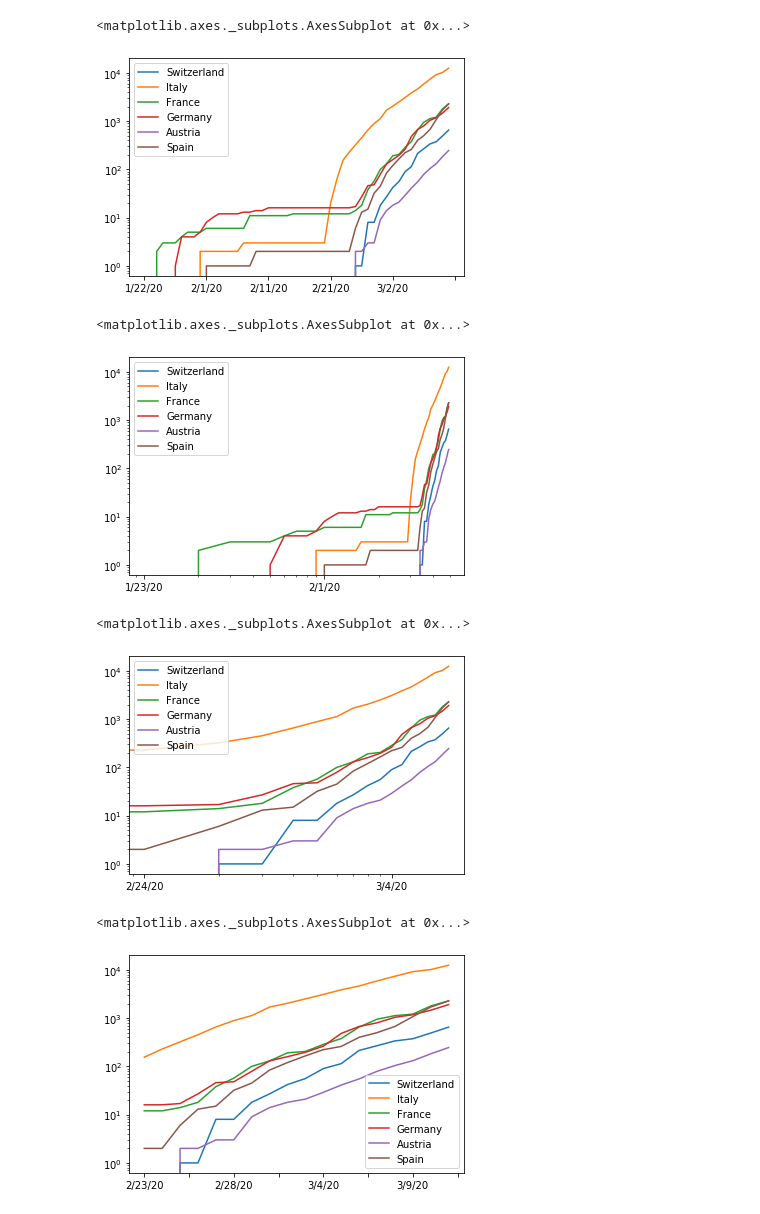
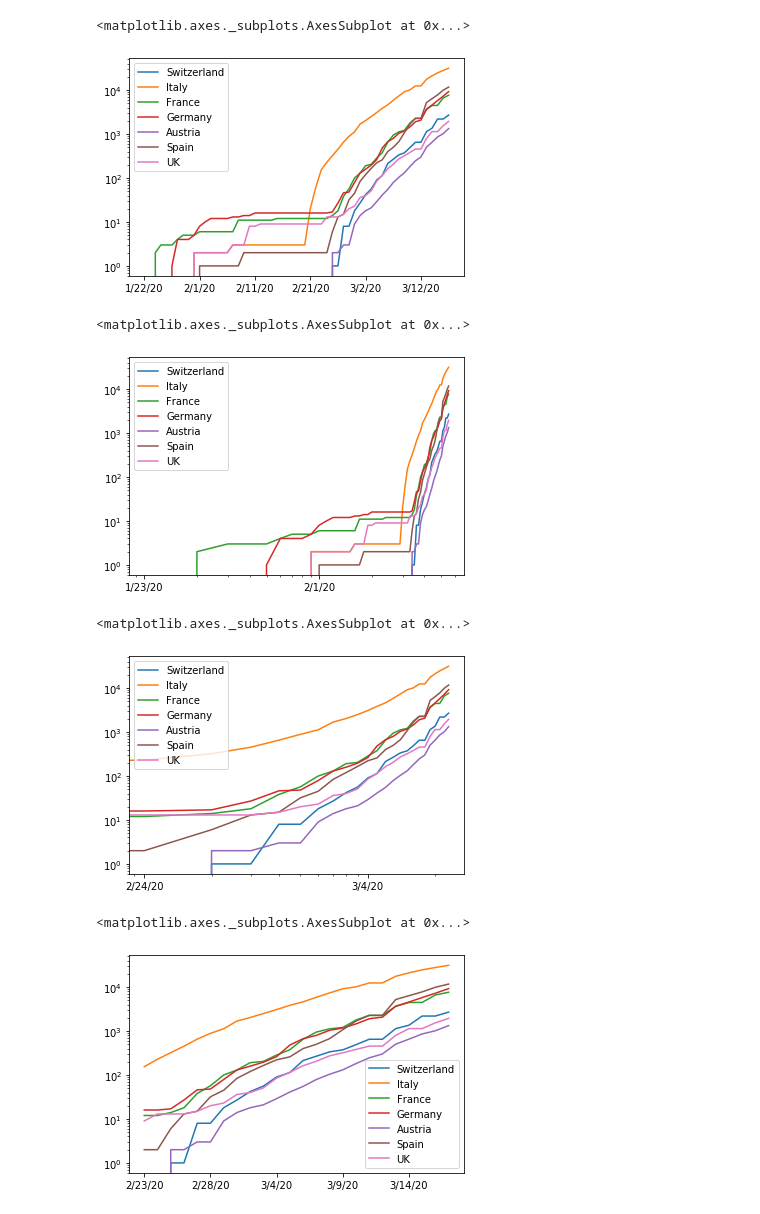
Before and after one commit to jpmieville/COVID-19_data_analyis, a Jupyter notebook: covid19_data_analysis.ipynb, the cells around one changed output. Drawn from its saved outputs; the diff is of its cells as text; code cells hidden in the pictures.

```diff
--- a/covid19_data_analysis.ipynb
+++ b/covid19_data_analysis.ipynb
@@ -22,6 +48,8 @@ swiss = df[df["Country/Region"] == "Switzerland"].drop(columns=["Country/Region"
 italy = df[df["Country/Region"] == "Italy"].drop(columns=["Country/Region"]).stack().droplevel(level=0)
 # %%
 france = df[(df["Country/Region"] == "France") & (df["Province/State"] == "France")].drop(columns=["Country/Region", "Province/State"]).stack().droplevel(level=0)
+# %%
+uk = df[(df["Country/Region"] == "United Kingdom") & (df["Province/State"] == "United Kingdom")].drop(columns=["Country/Region", "Province/State"]).stack().droplevel(level=0)
 # %%
 # france.drop(columns=["Country/Region"], inplace=True)
 # %%
@@ -33,7 +61,7 @@ germany =  df[df["Country/Region"] == "Germany"].drop(columns=["Country/Region"]
 # %%
 austria =  df[df["Country/Region"] == "Austria"].drop(columns=["Country/Region"]).stack().droplevel(level=0)
 # %%
-df2 = pd.concat([swiss, italy, france, germany, austria, spain], axis=1)
+europe = pd.concat([swiss, italy, france, germany, austria, spain, uk], axis=1)
 # %%
-df2.columns = ['Switzerland', 'Italy', 'France', 'Germany', 'Austria', 'Spain']
+europe.columns = ['Switzerland', 'Italy', 'France', 'Germany', 'Austria', 'Spain', 'UK']
 # %%
@@ -44,21 +72,21 @@ df2.plot()
 # %%
-df2.plot(logy=True)
+europe.plot(logy=True)
 # %% [output]
 <matplotlib.axes._subplots.AxesSubplot at 0x...>
-[figure, old version]
+[figure, new version]
 # %%
-df2.plot(logy=True, logx=True)
+europe.plot(logy=True, logx=True)
 # %% [output]
 <matplotlib.axes._subplots.AxesSubplot at 0x...>
-[figure, old version]
+[figure, new version]
 # %%
-df2[32:].plot(logy=True, logx=True)
+europe[32:].plot(logy=True, logx=True)
 # %% [output]
 <matplotlib.axes._subplots.AxesSubplot at 0x...>
-[figure, old version]
+[figure, new version]
 # %%
-df2[32:].plot(logy=True)
+europe[32:].plot(logy=True)
 # %% [output]
 <matplotlib.axes._subplots.AxesSubplot at 0x...>
-[figure, old version]
+[figure, new version]
 # %%
```
Also changed, not shown: parts of 36 cells of this notebook, 2 other files.
